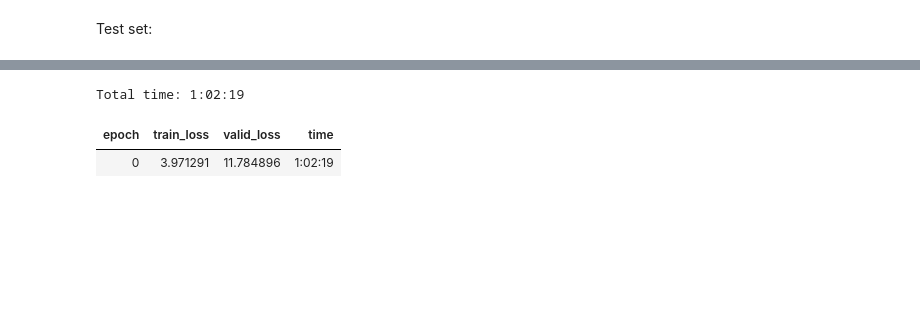
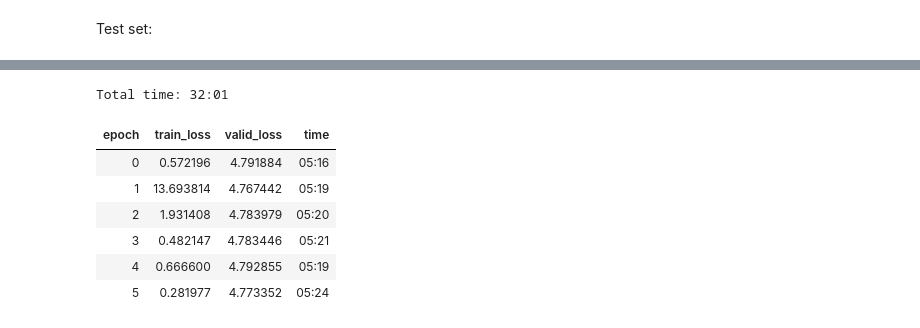
Before and after one commit to tomilsinszki/machine_learning, a Jupyter notebook: rc2.ipynb, the cells around one changed output, grey strips where cells are left out. Drawn from its saved outputs; the diff is of its cells as text; code cells hidden in the pictures; blank space fills up the shorter version.

```diff
--- a/rc2.ipynb
+++ b/rc2.ipynb
@@ -9,7 +9,7 @@ Read dataset
 # %%
 PATH='./'
 # %%
-table_names = ['train_starting2018jan']
+table_names = ['rc']
 # %%
 tables = [pd.read_csv(f'{PATH}{fname}.csv', low_memory=False) for fname in table_names]
 # %%
@@ -96,5 +288,5 @@ df.iloc[26357955:]
 # %%
-val_idx = list(range(24330420, 26357955))
+val_idx = list(range(23223200, 24152128))
 # %%
 val_idx[0]
 # %% [output]
@@ -127,5 +319,5 @@ df.iloc[val_idx]
 # %%
-test = TabularList.from_df(df.iloc[26357955:].copy(), path=PATH, cat_names=cat_names, cont_names=cont_names)
+test = TabularList.from_df(df.iloc[24152128:].copy(), path=PATH, cat_names=cat_names, cont_names=cont_names)
 # %%
 data = (TabularList.from_df(df, path=PATH, cat_names=cat_names, cont_names=cont_names, procs=procs)
                            .split_by_idx(val_idx)
@@ -161,8 +381,15 @@ learn.recorder.plot()
 # %%
 # learn.fit(1, 1e-2)
 
-learn.fit_one_cycle(1, 1e-3, wd=0.2)
+#learn.fit_one_cycle(3, 1e-2, wd=0.2)
+
+learn.fit_one_cycle(6, 1e-3, wd=0.2)
 # %% [output]
-Total time: 1:02:19
+Total time: 32:01
 | epoch | train_loss | valid_loss | time |
-| 0 | 3.971291 | 11.784896 | 1:02:19 |
+| 0 | 0.572196 | 4.791884 | 05:16 |
+| 1 | 13.693814 | 4.767442 | 05:19 |
+| 2 | 1.931408 | 4.783979 | 05:20 |
+| 3 | 0.482147 | 4.783446 | 05:21 |
+| 4 | 0.666600 | 4.792855 | 05:19 |
+| 5 | 0.281977 | 4.773352 | 05:24 |
```
Also changed, not shown: parts of 55 cells of this notebook.
